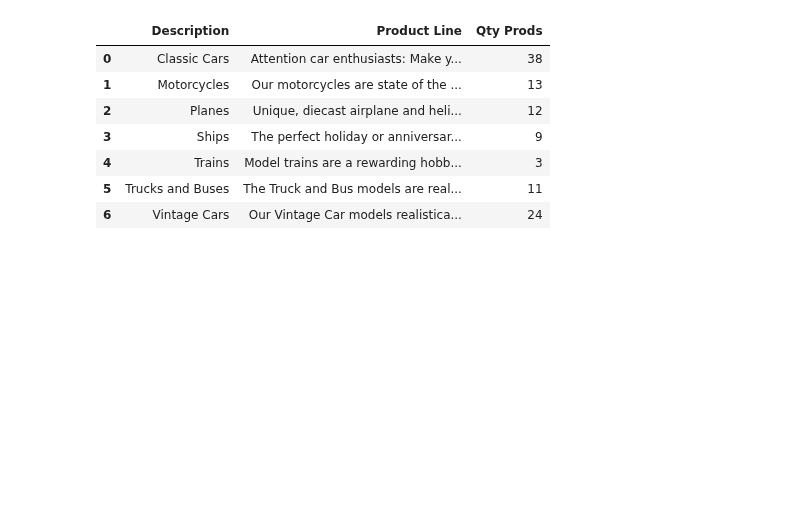
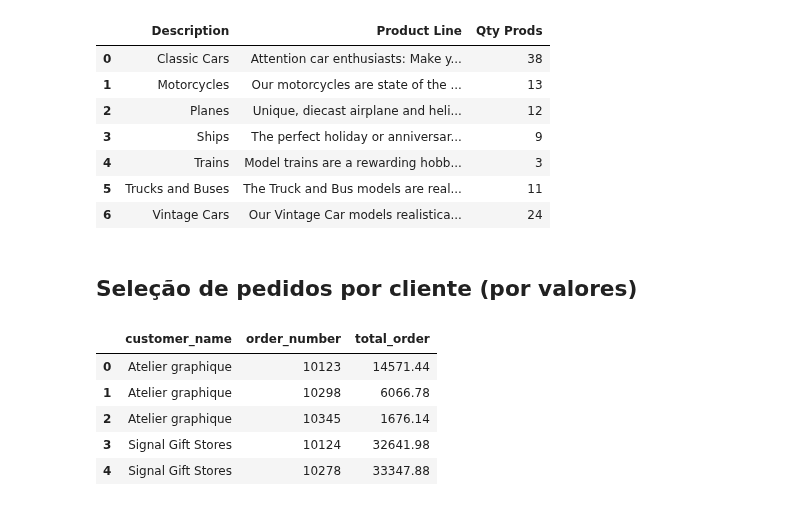
Before and after one commit to pveinberg/Curso_DataScience_Minsait, a Jupyter notebook: Notebooks/Aula01/Pandas_Sql.ipynb, the cells around one changed output. Drawn from its saved outputs; the diff is of its cells as text; code cells hidden in the pictures; blank space fills up the shorter version.

```diff
--- a/Notebooks/Aula01/Pandas_Sql.ipynb
+++ b/Notebooks/Aula01/Pandas_Sql.ipynb
@@ -218,3 +226,27 @@ result_tmp
 | 4 | Trains | Model trains are a rewarding hobb... | 3 |
 | 5 | Trucks and Buses | The Truck and Bus models are real... | 11 |
 | 6 | Vintage Cars | Our Vintage Car models realistica... | 24 |
+# %% [markdown]
+## Seleção de pedidos por cliente (por valores)
+# %%
+q = text('''
+SELECT
+	c.customerName as customer_name,
+	o.orderNumber as order_number,
+	sum(o2.quantityOrdered * o2.priceEach) as total_order
+	from orders o
+	join orderdetails o2 on o2.orderNumber = o.orderNumber
+	join customers c on c.customerNumber = o.customerNumber
+	where status='Shipped'
+	GROUP by (o.orderNumber)
+	order by c.customerNumber
+''')
+orders_by_customer = pd.read_sql_query(q, conn)
+orders_by_customer.head()
+# %% [output]
+|  | customer_name | order_number | total_order |
+| 0 | Atelier graphique | 10123 | 14571.44 |
+| 1 | Atelier graphique | 10298 | 6066.78 |
+| 2 | Atelier graphique | 10345 | 1676.14 |
+| 3 | Signal Gift Stores | 10124 | 32641.98 |
+| 4 | Signal Gift Stores | 10278 | 33347.88 |
```
Also changed, not shown: parts of 24 cells of this notebook.
